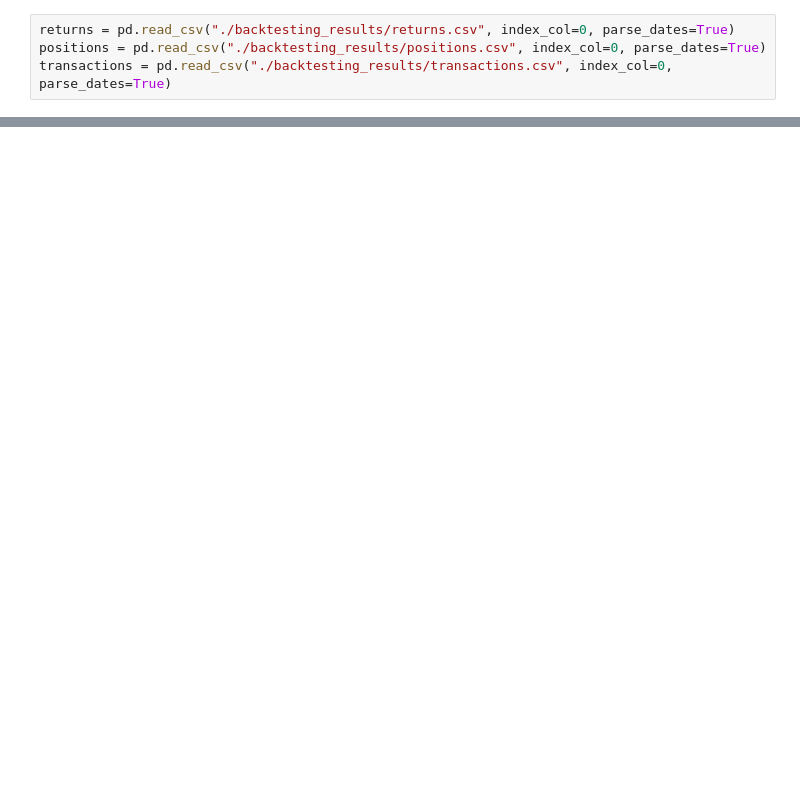
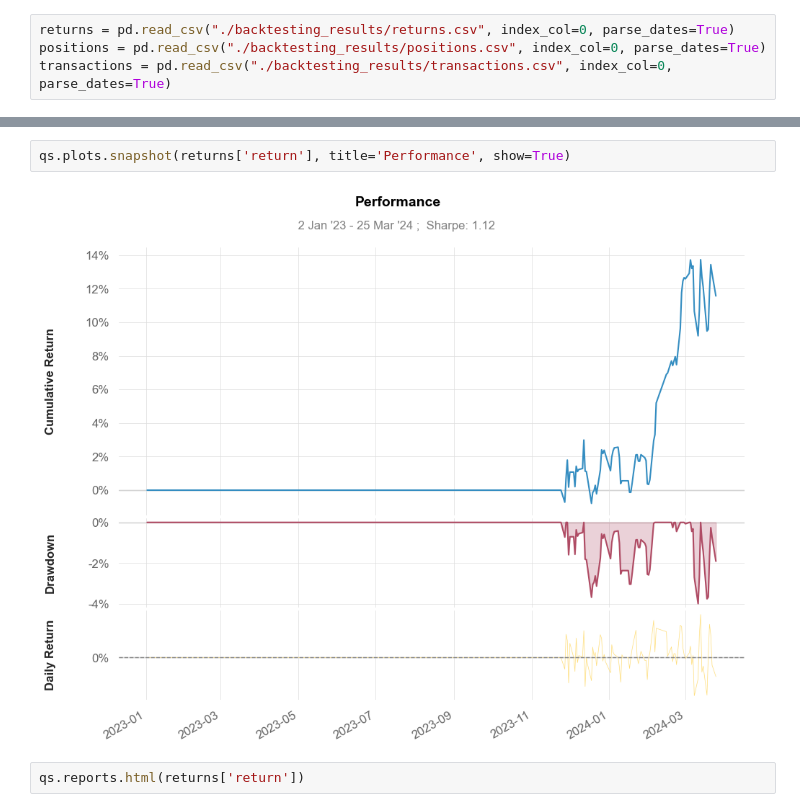
Before and after one commit to lucarios1701/bt_main, a Jupyter notebook: results_display.ipynb, the cells around one changed output, grey strips where cells are left out. Cells and saved outputs as stored; diff of their text form; blank space fills up the shorter version.

```diff
--- a/results_display.ipynb
+++ b/results_display.ipynb
@@ -47,0 +25,6 @@ AttributeError: 'numpy.int64' object has no attribute 'to_pydatetime'
+# %%
+qs.plots.snapshot(returns['return'], title='Performance', show=True)
+# %% [output]
+[figure, added]
+# %%
+qs.reports.html(returns['return'])
```
Also changed, not shown: parts of 7 cells of this notebook, 10 other files.
